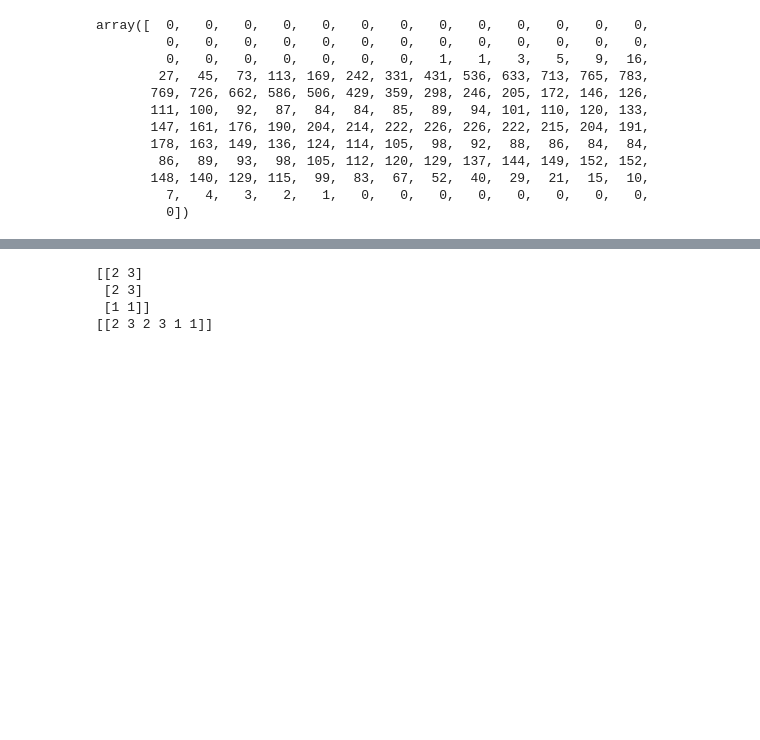
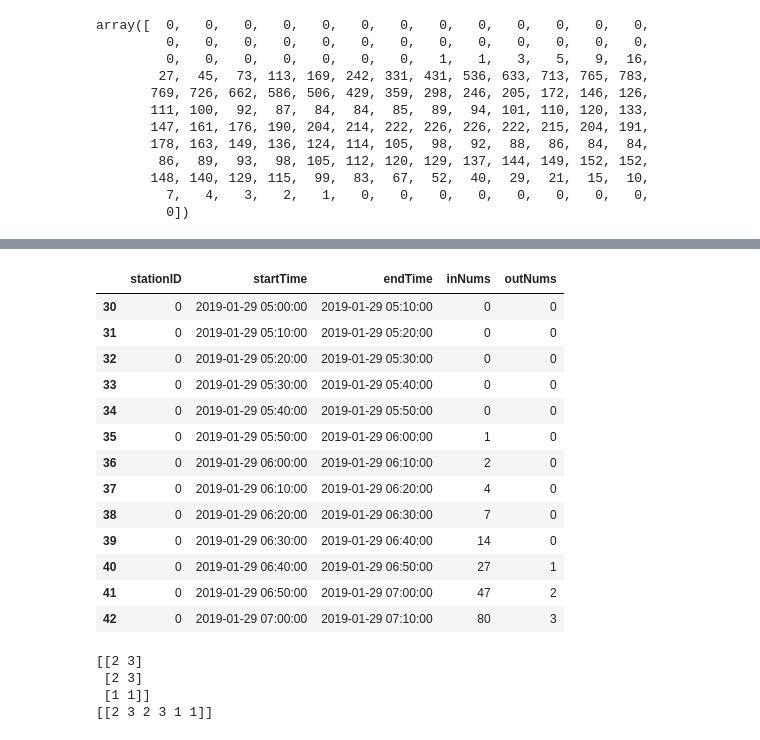
Before and after one commit to carl-3070/subway_rider_predict, a Jupyter notebook: subway_rider_predict.ipynb, the cells around one changed output, grey strips where cells are left out. Cells and saved outputs as stored; diff of their text form; code cells hidden in the pictures; blank space fills up the shorter version.

```diff
--- a/subway_rider_predict.ipynb
+++ b/subway_rider_predict.ipynb
@@ -245,3 +407,20 @@ submit_data['outNums'] = pred_29_out_arr[0]
+# %%
+submit_data.iloc[30:43]
+# %% [output]
+|  | stationID | startTime | endTime | inNums | outNums |
+| 30 | 0 | 2019-01-29 05:00:00 | 2019-01-29 05:10:00 | 0 | 0 |
+| 31 | 0 | 2019-01-29 05:10:00 | 2019-01-29 05:20:00 | 0 | 0 |
+| 32 | 0 | 2019-01-29 05:20:00 | 2019-01-29 05:30:00 | 0 | 0 |
+| 33 | 0 | 2019-01-29 05:30:00 | 2019-01-29 05:40:00 | 0 | 0 |
+| 34 | 0 | 2019-01-29 05:40:00 | 2019-01-29 05:50:00 | 0 | 0 |
+| 35 | 0 | 2019-01-29 05:50:00 | 2019-01-29 06:00:00 | 1 | 0 |
+| 36 | 0 | 2019-01-29 06:00:00 | 2019-01-29 06:10:00 | 2 | 0 |
+| 37 | 0 | 2019-01-29 06:10:00 | 2019-01-29 06:20:00 | 4 | 0 |
+| 38 | 0 | 2019-01-29 06:20:00 | 2019-01-29 06:30:00 | 7 | 0 |
+| 39 | 0 | 2019-01-29 06:30:00 | 2019-01-29 06:40:00 | 14 | 0 |
+| 40 | 0 | 2019-01-29 06:40:00 | 2019-01-29 06:50:00 | 27 | 1 |
+| 41 | 0 | 2019-01-29 06:50:00 | 2019-01-29 07:00:00 | 47 | 2 |
+| 42 | 0 | 2019-01-29 07:00:00 | 2019-01-29 07:10:00 | 80 | 3 |
 # %%
 
 a = np.array([[2,3], [2,3],[1,1]])
```
Also changed, not shown: parts of 26 cells of this notebook, 2 other files.
